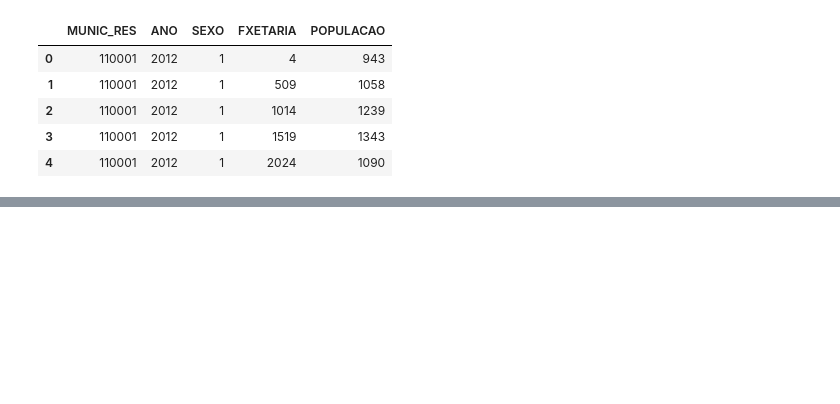
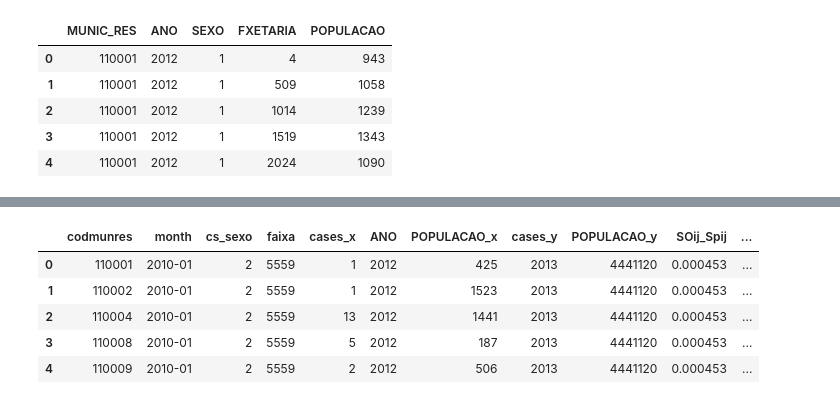
Before and after one commit to Julian-sun/Modelling-Task-Force-Arboviruses, a Jupyter notebook: scripts/Format data for descriptive and modelling analysis.ipynb, the cells around one changed output, grey strips where cells are left out. Saved outputs shown, nothing was run; the diff lists cells and outputs as text; code cells hidden in the pictures; blank space fills up the shorter version.

```diff
--- a/scripts/Format data for descriptive and modelling analysis.ipynb
+++ b/scripts/Format data for descriptive and modelling analysis.ipynb
@@ -182,0 +244,6 @@ for week in teste.sem_pri_correct:
+# %%
+#create a monthly series for each city
+cities_monthly_series = teste.groupby(["codmunres", "month", "cs_sexo", "faixa"])["count"].sum().reset_index(name = "cases")
+
+#create a weekly series for each city
+cities_weekly_series = teste.groupby(["codmunres", "sem_pri_correct", "cs_sexo", "faixa"])["count"].sum().reset_index(name = "cases")
@@ -182,0 +277,21 @@ for week in teste.sem_pri_correct:
+# %%
+#merge population data
+cities_monthly_series = cities_monthly_series.merge(right = teste_pop, on = ["codmunres", "cs_sexo", "faixa"])
+cities_weekly_series = cities_weekly_series.merge(right = teste_pop, on = ["codmunres", "cs_sexo", "faixa"])
+# %%
+# merge the city series with the data with SOij_Spij calculated
+cities_monthly_series = cities_monthly_series.merge(right = monthly_data, on = ["month", "cs_sexo", "faixa"])
+cities_weekly_series = cities_weekly_series.merge(right = weekly_data, on = ["sem_pri_correct", "cs_sexo", "faixa"])
+# %%
+cities_monthly_series['Eij'] = cities_monthly_series['POPULACAO_x']*cities_monthly_series['SOij_Spij']
+
+cities_weekly_series['Eij'] = cities_weekly_series['POPULACAO_x']*cities_weekly_series['SOij_Spij']
+# %%
+cities_monthly_series.head()
+# %% [output]
+|  | codmunres | month | cs_sexo | faixa | cases_x | ANO | POPULACAO_x | cases_y | POPULACAO_y | SOij_Spij | ... |
+| 0 | 110001 | 2010-01 | 2 | 5559 | 1 | 2012 | 425 | 2013 | 4441120 | 0.000453 | ... |
+| 1 | 110002 | 2010-01 | 2 | 5559 | 1 | 2012 | 1523 | 2013 | 4441120 | 0.000453 | ... |
+| 2 | 110004 | 2010-01 | 2 | 5559 | 13 | 2012 | 1441 | 2013 | 4441120 | 0.000453 | ... |
+| 3 | 110008 | 2010-01 | 2 | 5559 | 5 | 2012 | 187 | 2013 | 4441120 | 0.000453 | ... |
+| 4 | 110009 | 2010-01 | 2 | 5559 | 2 | 2012 | 506 | 2013 | 4441120 | 0.000453 | ... |
```
Also changed, not shown: parts of 63 cells of this notebook, 2 other files.
